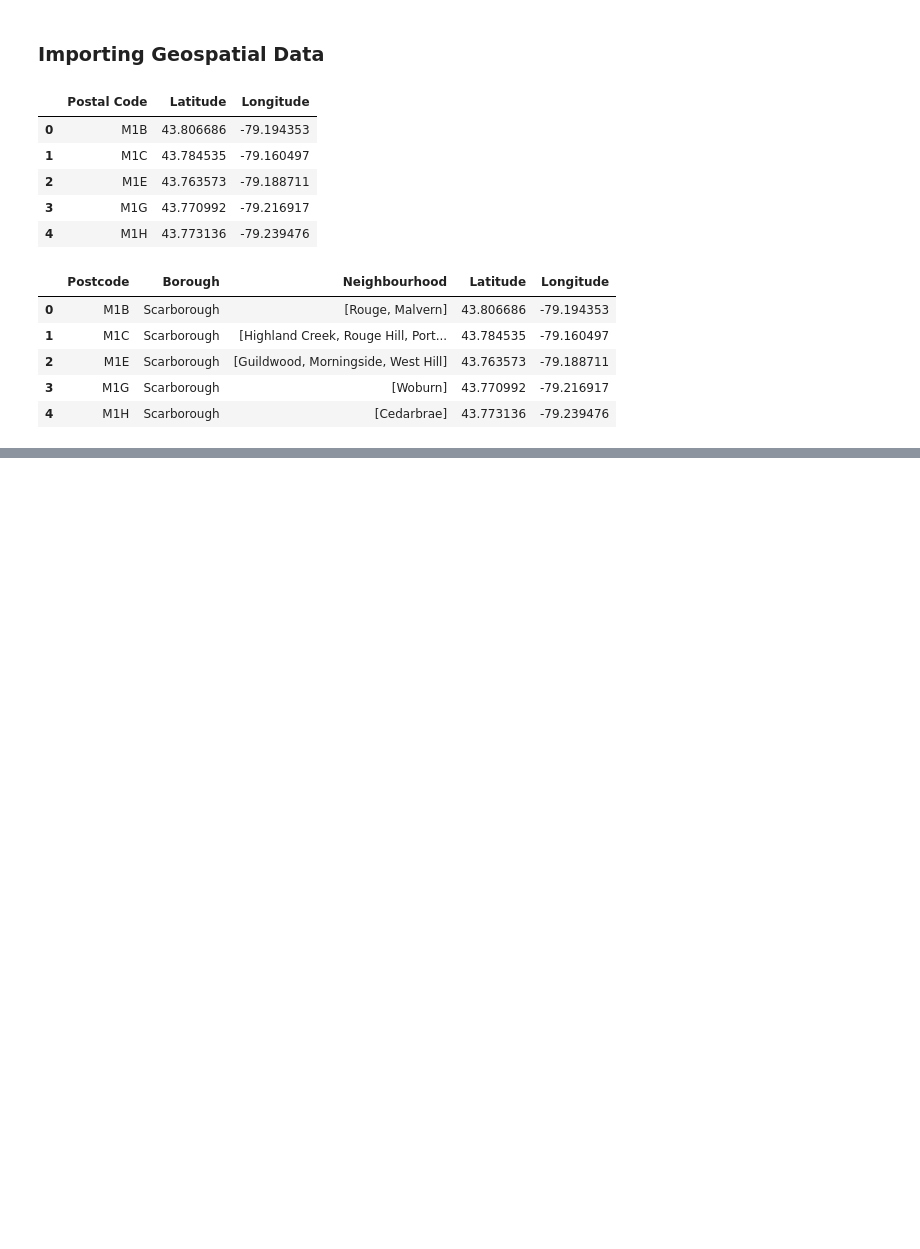
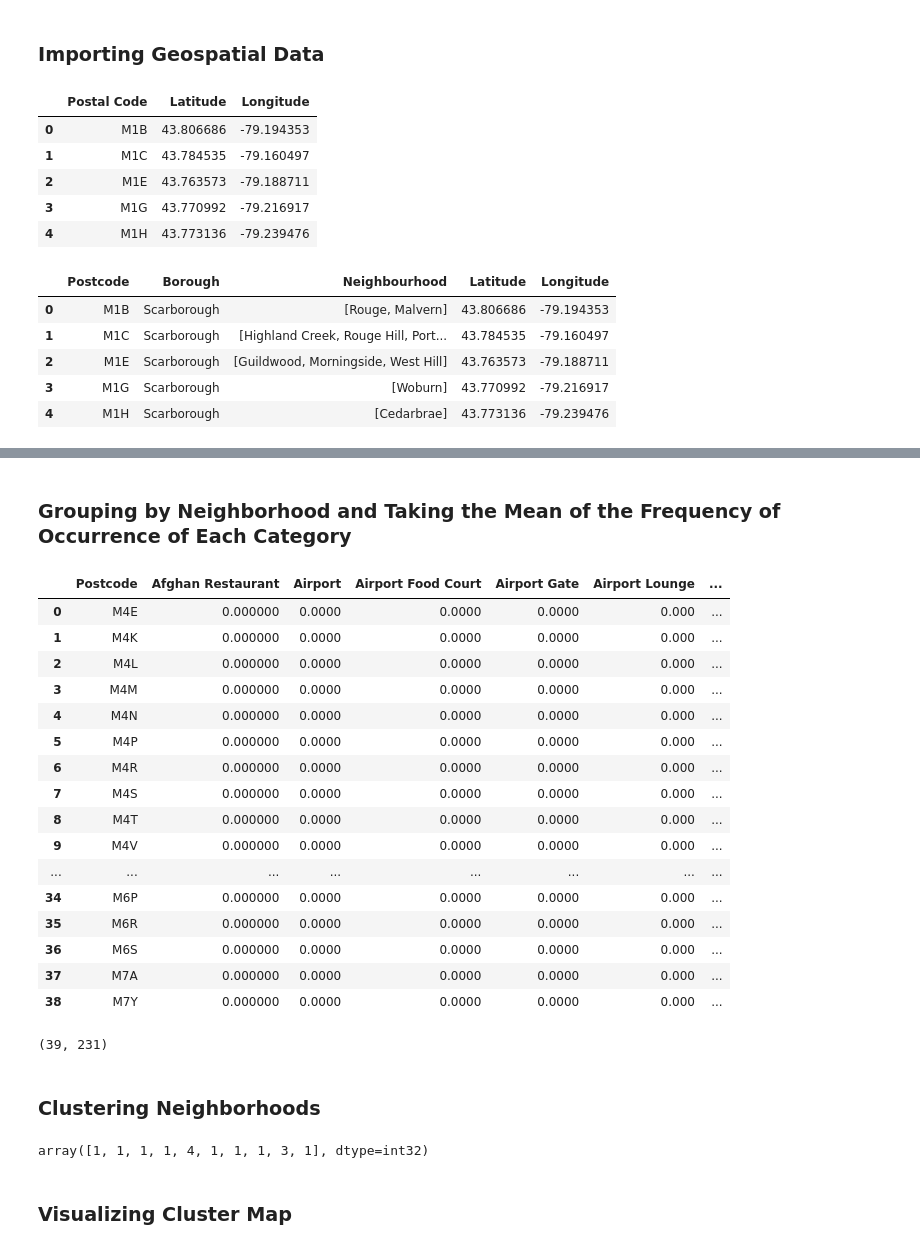
Before and after one commit to enzozuccaro/Coursera_Capstone, a Jupyter notebook: Segmenting and Clustering Week 3.ipynb, the cells around one changed output, grey strips where cells are left out. Cells and saved outputs as stored; diff of their text form; code cells hidden in the pictures; blank space fills up the shorter version.

```diff
--- a/Segmenting and Clustering Week 3.ipynb
+++ b/Segmenting and Clustering Week 3.ipynb
@@ -91,0 +106,9 @@ neighborhoods.head()
+# %%
+#getting Toronto's coordinates
+address = 'Toronto, Ontario'
+
+geolocator = Nominatim(user_agent="foursquare_agent")
+location = geolocator.geocode(address)
+latitude = location.latitude
+longitude = location.longitude
+print('The geograpical coordinate of Toronto are {}, {}.'.format(latitude, longitude))
@@ -91,0 +140,6 @@ neighborhoods.head()
+# %%
+CLIENT_ID = 'WGBHG55S3WJ1X5IVUQI4MMCTEXPHCSWML2KAOELPASPEOUQM'
+CLIENT_SECRET = '3VUTPBJW4EG3ZBFLHAZ0NXCGEYWCTMWTPBMVWOIGAPVC1WQT'
+VERSION = '20180605' # Foursquare API version
+LIMIT = 100 # limit of number of venues returned by Foursquare API
+radius = 500 # define radius
@@ -91,0 +189,5 @@ neighborhoods.head()
+# %%
+toronto_venues = getNearbyVenues(postcodes=toronto_df["Postcode"], names=toronto_df['Neighbourhood'],
+                                   latitudes=toronto_df['Latitude'],
+                                   longitudes=toronto_df['Longitude']
+                                  )
@@ -91,0 +225,15 @@ neighborhoods.head()
+# %%
+# one hot encoding
+toronto_onehot = pd.get_dummies(toronto_venues[['Venue Category']], prefix="", prefix_sep="")
+
+# add neighborhood column back to dataframe
+toronto_onehot['Neighborhood'] = toronto_venues['Neighborhood']
+
+# add Postcode column back to dataframe
+toronto_onehot['Postcode'] = toronto_venues['Postcode']
+
+# move Postcode column to the first column
+fixed_columns = [toronto_onehot.columns[-1]] + list(toronto_onehot.columns[:-1])
+toronto_onehot = toronto_onehot[fixed_columns]
+
+toronto_onehot.head()
@@ -91,0 +247,45 @@ neighborhoods.head()
+# %% [markdown]
+### Grouping by Neighborhood and Taking the Mean of the Frequency of Occurrence of Each Category
+# %%
+toronto_grouped = toronto_onehot.groupby('Postcode').mean().reset_index()
+toronto_grouped
+# %% [output]
+|  | Postcode | Afghan Restaurant | Airport | Airport Food Court | Airport Gate | Airport Lounge | ... |
+| 0 | M4E | 0.000000 | 0.0000 | 0.0000 | 0.0000 | 0.000 | ... |
+| 1 | M4K | 0.000000 | 0.0000 | 0.0000 | 0.0000 | 0.000 | ... |
+| 2 | M4L | 0.000000 | 0.0000 | 0.0000 | 0.0000 | 0.000 | ... |
+| 3 | M4M | 0.000000 | 0.0000 | 0.0000 | 0.0000 | 0.000 | ... |
+| 4 | M4N | 0.000000 | 0.0000 | 0.0000 | 0.0000 | 0.000 | ... |
+| 5 | M4P | 0.000000 | 0.0000 | 0.0000 | 0.0000 | 0.000 | ... |
+| 6 | M4R | 0.000000 | 0.0000 | 0.0000 | 0.0000 | 0.000 | ... |
+| 7 | M4S | 0.000000 | 0.0000 | 0.0000 | 0.0000 | 0.000 | ... |
+| 8 | M4T | 0.000000 | 0.0000 | 0.0000 | 0.0000 | 0.000 | ... |
+| 9 | M4V | 0.000000 | 0.0000 | 0.0000 | 0.0000 | 0.000 | ... |
+| ... | ... | ... | ... | ... | ... | ... | ... |
+| 34 | M6P | 0.000000 | 0.0000 | 0.0000 | 0.0000 | 0.000 | ... |
+| 35 | M6R | 0.000000 | 0.0000 | 0.0000 | 0.0000 | 0.000 | ... |
+| 36 | M6S | 0.000000 | 0.0000 | 0.0000 | 0.0000 | 0.000 | ... |
+| 37 | M7A | 0.000000 | 0.0000 | 0.0000 | 0.0000 | 0.000 | ... |
+| 38 | M7Y | 0.000000 | 0.0000 | 0.0000 | 0.0000 | 0.000 | ... |
+# %%
+toronto_grouped.shape
+# %% [output]
+(39, 231)
+# %% [markdown]
+### Clustering Neighborhoods
+# %%
+# set number of clusters
+kclusters = 5
+
+ #selects only the venues columns
+toronto_grouped_clustering = toronto_grouped.drop(['Postcode'], 1)
+
+# run k-means clustering
+kmeans = KMeans(n_clusters=kclusters, random_state=0).fit(toronto_grouped_clustering)
+
+# check cluster labels generated for each row in the dataframe
+kmeans.labels_[0:10]
+# %% [output]
+array([1, 1, 1, 1, 4, 1, 1, 1, 3, 1], dtype=int32)
+# %% [markdown]
+### Visualizing Cluster Map
```
Also changed, not shown: parts of 14 cells of this notebook.
